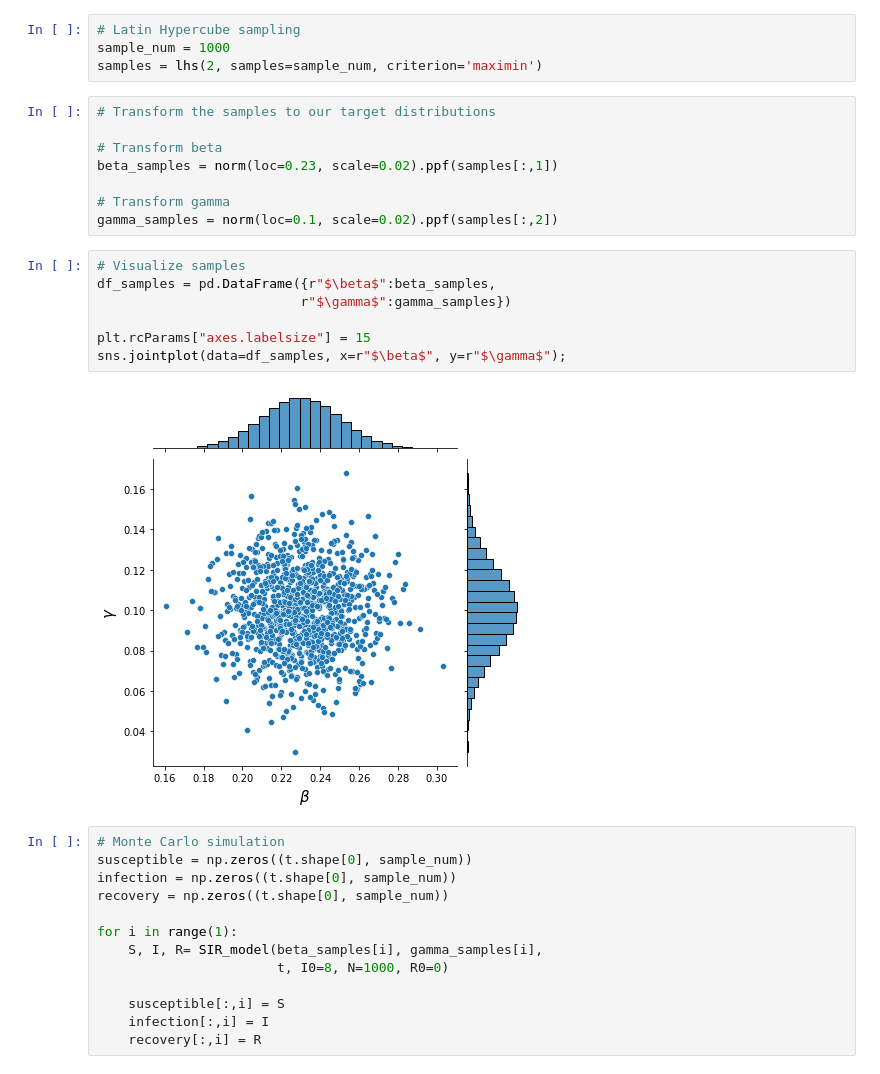
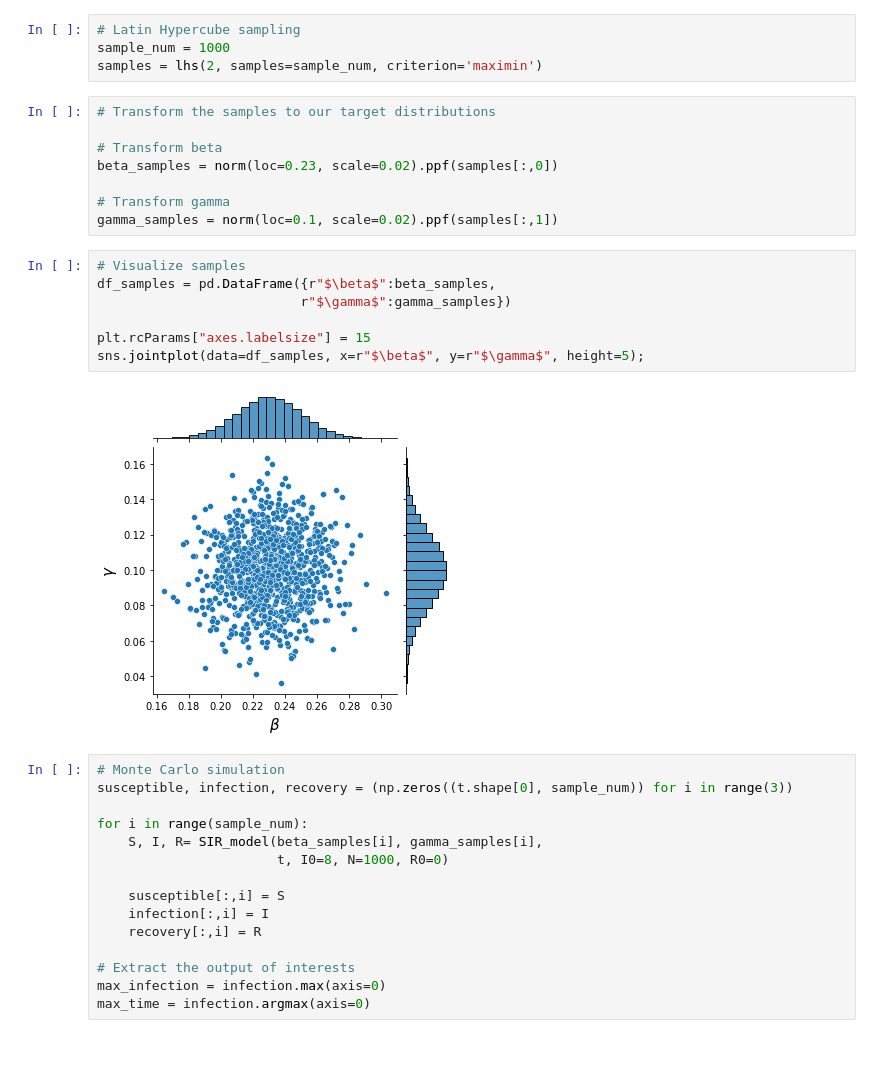
Before and after one commit to ShuaiGuo16/Forward_UQ, a Jupyter notebook: Forward_UQ_Tutorial.ipynb, the cells around one changed output. Drawn from its saved outputs; the diff is of its cells as text.

```diff
--- a/Forward_UQ_Tutorial.ipynb
+++ b/Forward_UQ_Tutorial.ipynb
@@ -120,29 +122,31 @@ samples = lhs(2, samples=sample_num, criterion='maximin')
 # Transform the samples to our target distributions
 
 # Transform beta
-beta_samples = norm(loc=0.23, scale=0.02).ppf(samples[:,1])
+beta_samples = norm(loc=0.23, scale=0.02).ppf(samples[:,0])
 
 # Transform gamma
-gamma_samples = norm(loc=0.1, scale=0.02).ppf(samples[:,2])
+gamma_samples = norm(loc=0.1, scale=0.02).ppf(samples[:,1])
 # %%
 # Visualize samples
 df_samples = pd.DataFrame({r"$\beta$":beta_samples,
                           r"$\gamma$":gamma_samples})
 
 plt.rcParams["axes.labelsize"] = 15
-sns.jointplot(data=df_samples, x=r"$\beta$", y=r"$\gamma$");
+sns.jointplot(data=df_samples, x=r"$\beta$", y=r"$\gamma$", height=5);
 # %% [output]
-[figure, old version]
+[figure, new version]
 # %%
 # Monte Carlo simulation
-susceptible = np.zeros((t.shape[0], sample_num))
-infection = np.zeros((t.shape[0], sample_num))
-recovery = np.zeros((t.shape[0], sample_num))
+susceptible, infection, recovery = (np.zeros((t.shape[0], sample_num)) for i in range(3))
 
-for i in range(1):
+for i in range(sample_num):
     S, I, R= SIR_model(beta_samples[i], gamma_samples[i],
                        t, I0=8, N=1000, R0=0)
 
     susceptible[:,i] = S
     infection[:,i] = I
     recovery[:,i] = R
+
+# Extract the output of interests
+max_infection = infection.max(axis=0)
+max_time = infection.argmax(axis=0)
```
Also changed, not shown: parts of 4 cells of this notebook.
